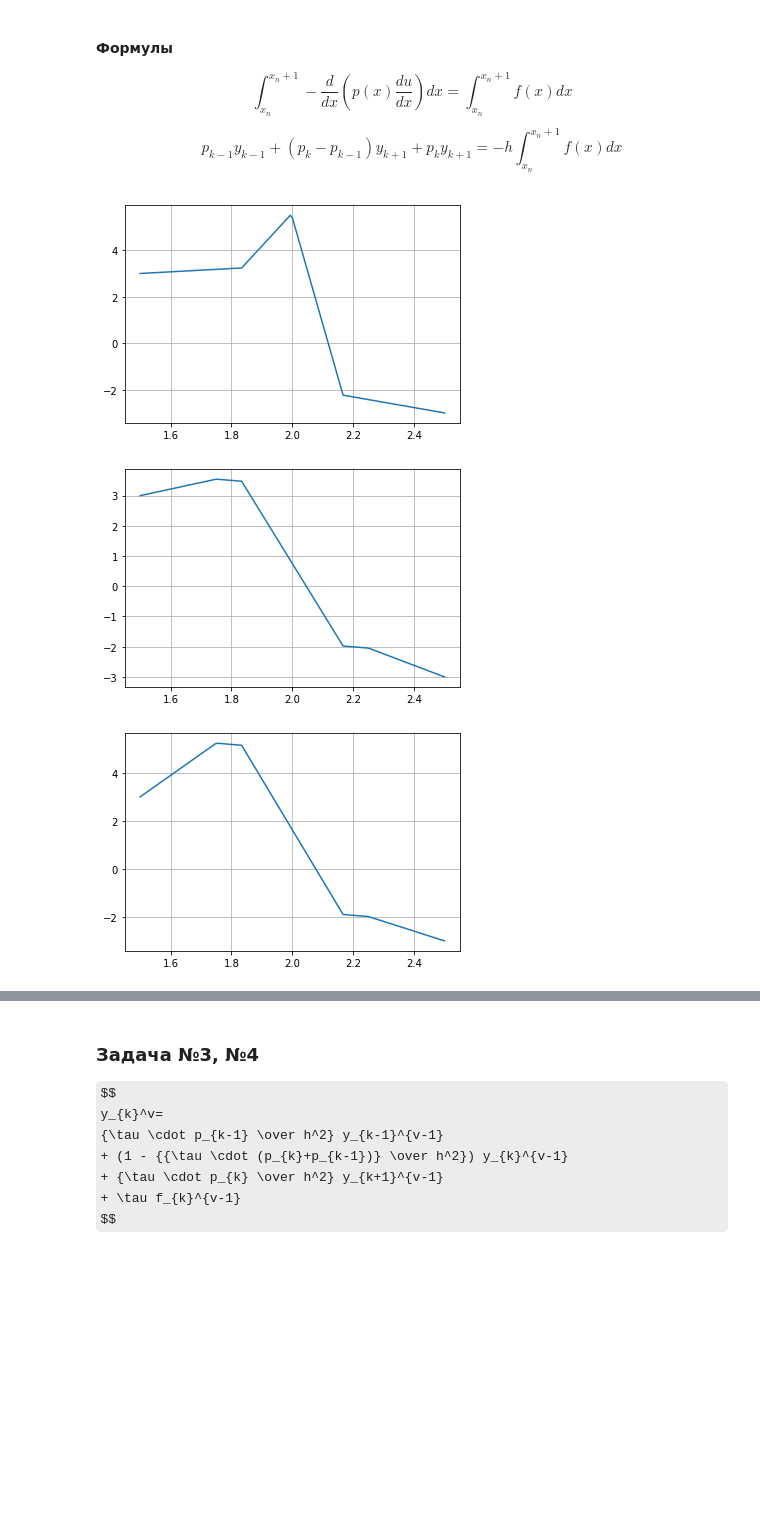
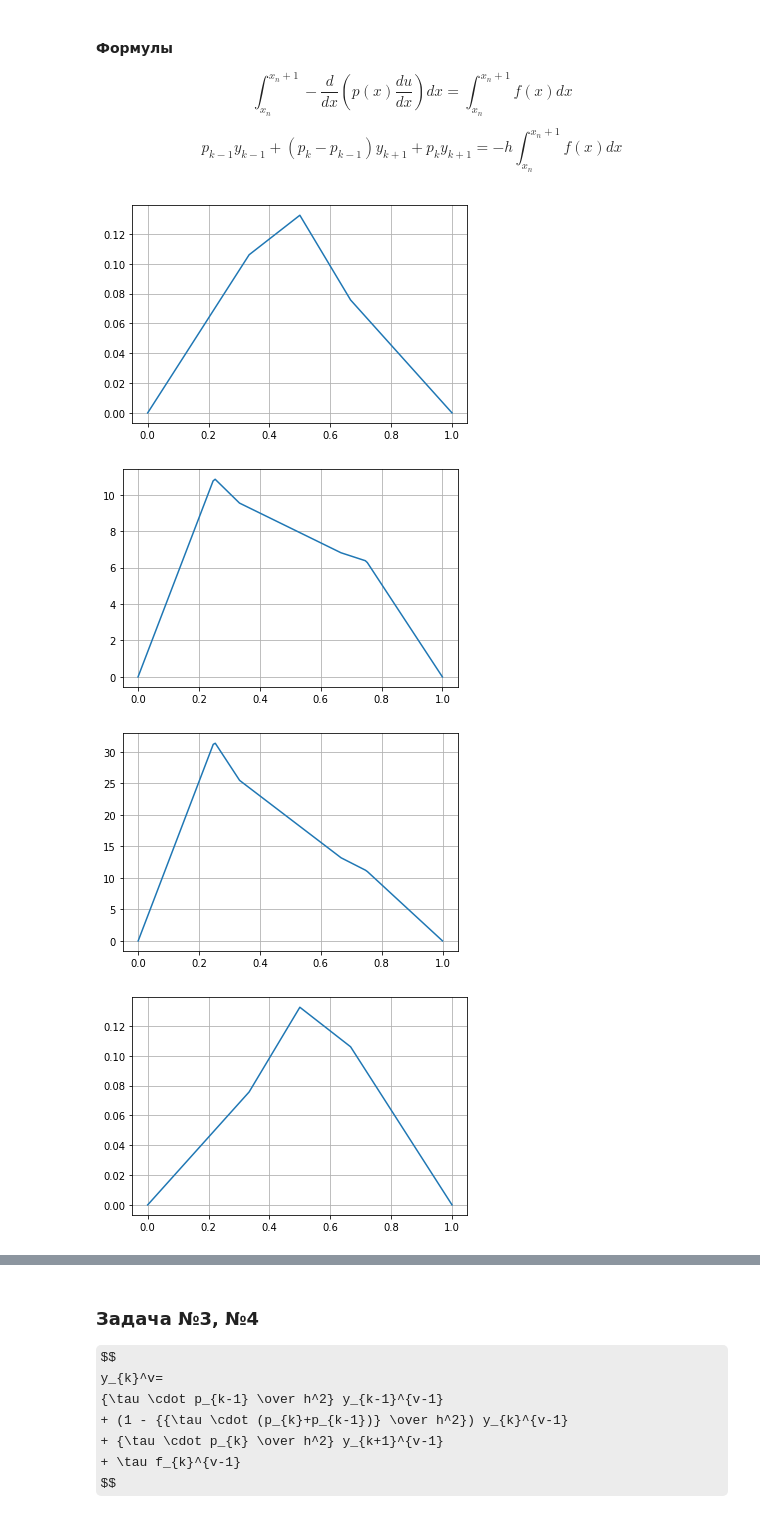
Before and after one commit to ArtyomTalonchick/BSUIR-5-Math, a Jupyter notebook: Lab3/Lab3.ipynb, the cells around one changed output, grey strips where cells are left out. Cells and saved outputs as stored; diff of their text form; code cells hidden in the pictures; some formulas as TeX source; blank space fills up the shorter version.

```diff
--- a/Lab3/Lab3.ipynb
+++ b/Lab3/Lab3.ipynb
@@ -24,7 +24,7 @@ $$
 p_{k-1}y_{k-1} + (p_{k}-p_{k-1})y_{k+1} + p_{k}y_{k+1}=-h\int_{x_{n}}^{x_n+1}f(x)dx
 $$
 # %%
-def task_2(a, b, Ua, Ub, h, p, f):
+def task_2(a, b, Ua, Ub, h, p, int_f):
     count_x = int((b - a) / h) + 1
     x = numpy.linspace(a, b, count_x)
 
@@ -39,55 +39,78 @@ def task_2(a, b, Ua, Ub, h, p, f):
         A[i,i-1] = p(x[i-1])
         A[i, i] = - p(x[i]) - p(x[i-1])
         A[i, i+1] =  p(x[i])
-        B[i] = - h * f(x[i])
+        B[i] = - h * int_f(x[i])
 
     y = numpy.linalg.solve(A, B)
     plt.plot(x, y)
     plt.grid()
     plt.show()
 # %%
-a, b = 1.5, 2.5
-Ua, Ub = 3, -3
+a, b = 0, 1
+Ua, Ub = 0, 0
 h = (b-a)/150
 k = 1
-def p(x):
+def p1(x):
+    if x <= a + (b-a)/3:
+        return 1*k
+    elif x <= a + 2*(b-a)/3:
+        return 2*k
+    else:
+        return 3*k
+def p2(x):
+    if x <= a + (b-a)/3:
+        return 3*k
+    elif x <= a + 2*(b-a)/3:
+        return 2*k
+    else:
+        return 1*k
+def p3(x):
+    if x <= a + (b-a)/3:
+        return 1*k
+    elif x <= a + 2*(b-a)/3:
+        return 2*k
+    else:
+        return 1*k
+def p4(x):
     if x <= a + (b-a)/3:
         return 20*k
     elif x <= a + 2*(b-a)/3:
         return k
     else:
         return 20*k
 
-def f(x, c, x0):
-    if abs(x-x0) < h:
+def int_f(x, c, x0):
+    if abs(x-x0) < h - 1e-9:
         return c
     elif abs(x-x0) == h:
         return c/2
     else:
         return 0
 
-def f1(x):
-    c = 30
-    x0 = (a+b)/2
-    return f(x, c, x0)
+def int_f1(x):
+    c = 1
+    x0 = 0.5
+    return int_f(x, c, x0)
 
-def f2(x):
+def int_f2(x):
     c = 30
     x01 = ((a+b)/2 + a)/2
     x02 = ((a+b)/2 + b)/2
-    return f(x, c, x01) + f(x, c, x02)
+    return int_f(x, c, x01) + int_f(x, c, x02)
 
-def f3(x):
+def int_f3(x):
     c1 = 100
     c2 = 30
     x01 = ((a+b)/2 + a)/2
     x02 = ((a+b)/2 + b)/2
-    return f(x, c1, x01) + f(x, c2, x02)
+    return int_f(x, c1, x01) + int_f(x, c2, x02)
 
-task_2(a, b, Ua, Ub, h, p, f1)
-task_2(a, b, Ua, Ub, h, p, f2)
-task_2(a, b, Ua, Ub, h, p, f3)
+for p in [p1, p2, p3, p4]:
+    task_2(a, b, Ua, Ub, h, p, int_f1)
+    task_2(a, b, Ua, Ub, h, p, int_f2)
+    task_2(a, b, Ua, Ub, h, p, int_f3)
 # %% [output]
-[figure, old version]
+[figure, new version]
-[figure, old version]
+[figure, new version]
-[figure, old version]
+[figure, new version]
+[figure, added]
```
Also changed, not shown: parts of 3 cells of this notebook.
